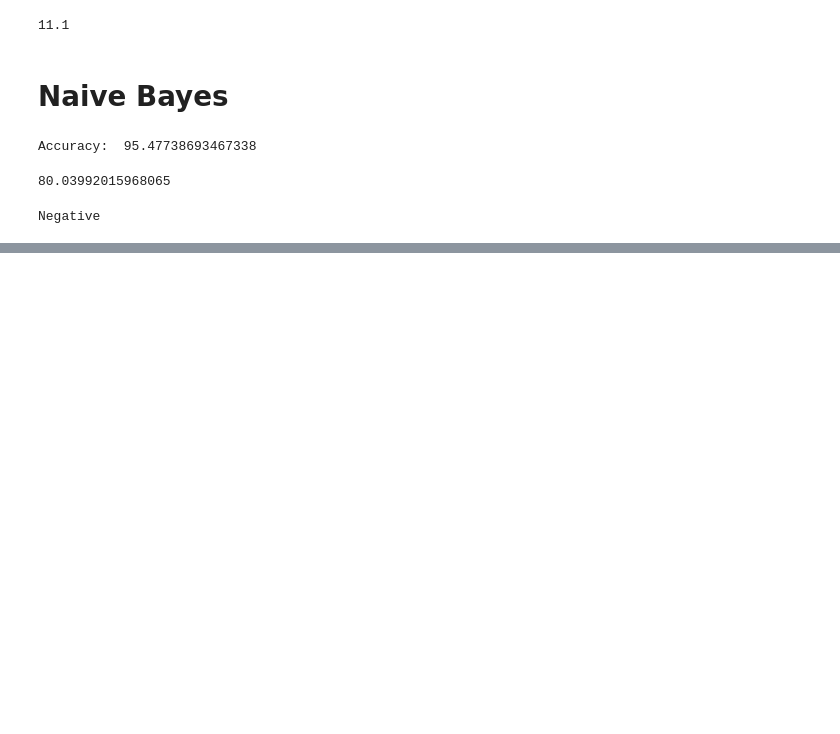
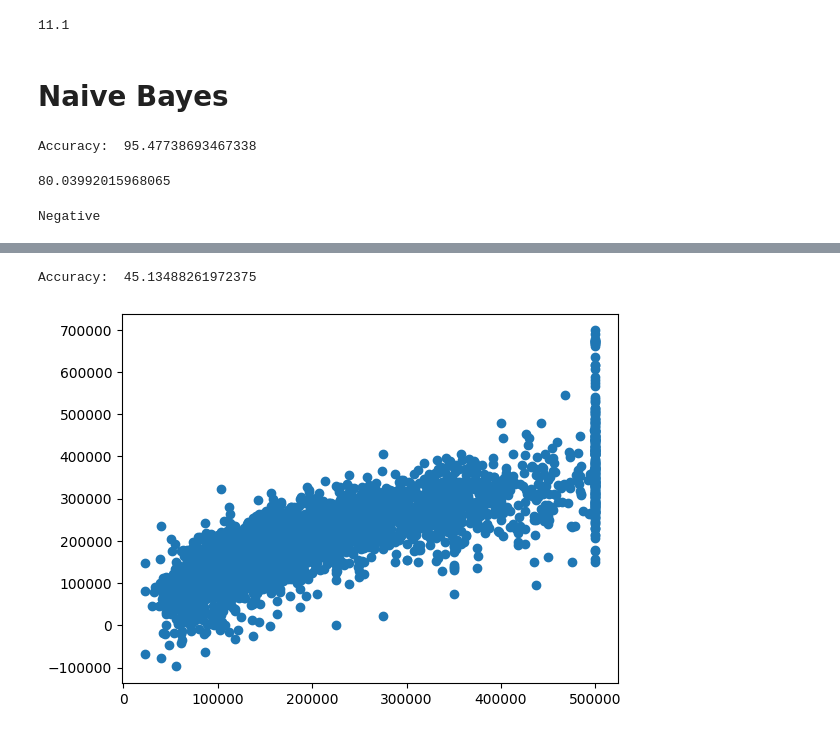
Before and after one commit to kesavakantipudi/Machine-Learaning, a Jupyter notebook: demo.ipynb, the cells around one changed output, grey strips where cells are left out. Saved outputs shown, nothing was run; the diff lists cells and outputs as text; code cells hidden in the pictures; blank space fills up the shorter version.

```diff
--- a/demo.ipynb
+++ b/demo.ipynb
@@ -308,0 +385,33 @@ Negative
+# %%
+import pandas as pd
+import matplotlib.pyplot as plt
+
+data = pd.read_csv(r'C:\Users\kesava_kantipudi\Documents\ML\Machine-Learaning\housing.csv')
+
+from sklearn.preprocessing import LabelEncoder
+le = LabelEncoder()
+data['ocean_proximity'] = le.fit_transform(data['ocean_proximity'])
+data['total_bedrooms'] = data['total_bedrooms'].fillna(data['total_bedrooms'].mean())
+
+
+
+x= data.drop('median_house_value', axis=1)
+y= data['median_house_value']
+
+from sklearn.model_selection import train_test_split
+x_train, x_test, y_train, y_test = train_test_split(x, y, test_size=0.2, random_state=100)
+
+from sklearn.linear_model import LinearRegression
+lr = LinearRegression()
+lr.fit(x_train, y_train)
+y_pred = lr.predict(x_test)
+
+from sklearn.metrics import r2_score
+ac = r2_score(y_pred, y_test)
+print("Accuracy: ", ac*100)
+
+plt.scatter(y_test, y_pred)
+plt.show()
+# %% [output]
+Accuracy:  45.13488261972375
+[figure, added]
```
Also changed, not shown: parts of 5 cells of this notebook, 3 other files.
